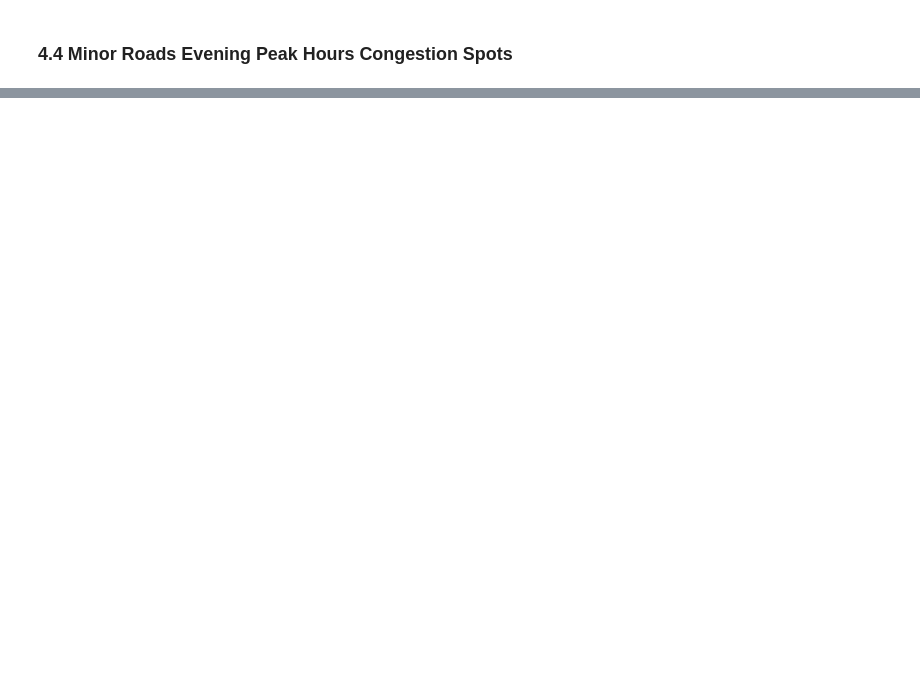
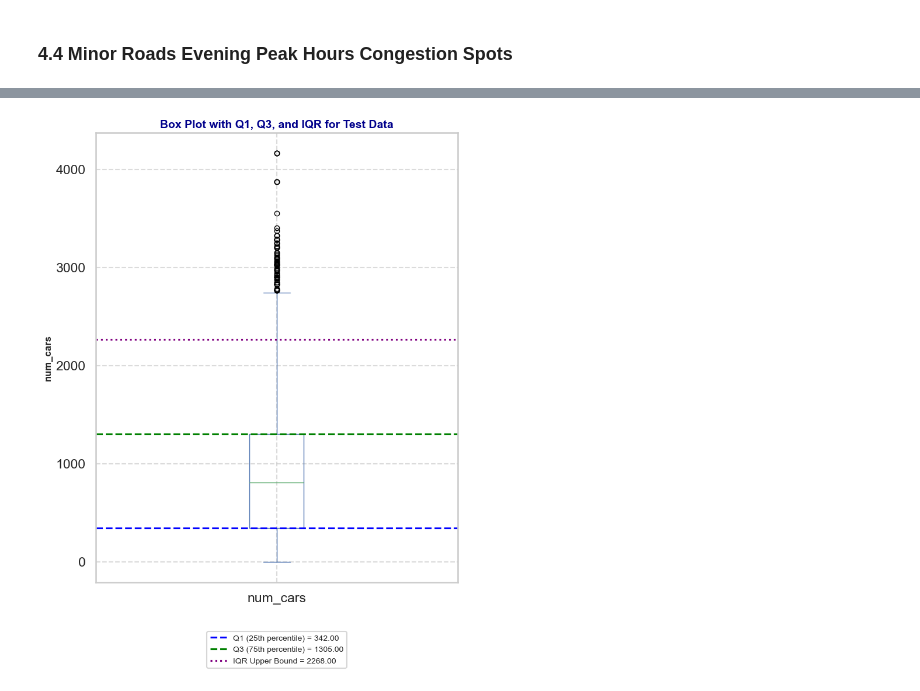
Before and after one commit to faraz-m-awan/traffic_congestion_modeling, a Jupyter notebook: traffic_congestion_modeling.ipynb, the cells around one changed output, grey strips where cells are left out. Drawn from its saved outputs; the diff is of its cells as text; code cells hidden in the pictures; blank space fills up the shorter version.

```diff
--- a/traffic_congestion_modeling.ipynb
+++ b/traffic_congestion_modeling.ipynb
@@ -647,0 +779,32 @@ m
+# %%
+y_test=pd.DataFrame(y_test)
+# Assuming y_test is a DataFrame with a column num_cars
+# Calculate Q1, Q3, and IQR
+Q1 = round(y_test['num_cars'].quantile(0.25))
+Q3 = round(y_test['num_cars'].quantile(0.75))
+IQR = Q3 - Q1
+
+# Plotting the box plot for num_cars
+plt.figure(figsize=(8, 10))
+y_test['num_cars'].plot(kind='box')
+
+# Adding Q1, Q3, and IQR lines with rounded values in labels
+plt.axhline(Q1, color='blue', linestyle='--', label=f'Q1 (25th percentile) = {Q1:.2f}')
+plt.axhline(Q3, color='green', linestyle='--', label=f'Q3 (75th percentile) = {Q3:.2f}')
+plt.axhline(Q3 + IQR, color='purple', linestyle=':', label=f'IQR Upper Bound = {Q3 + IQR:.2f}')
+
+# Add legend with increased font size and position outside the plot area
+plt.legend(fontsize=10, loc='upper center', bbox_to_anchor=(0.5, -0.1))
+
+# Add title and labels with increased font size
+plt.title("Box Plot with Q1, Q3, and IQR for Test Data", fontsize=14, fontweight='bold', color='darkblue')
+plt.ylabel("num_cars", fontsize=12)
+plt.xlabel("")
+
+# Add grid for better readability
+plt.grid(True, linestyle='--', alpha=0.7)
+
+# Display the plot
+plt.show()
+# %% [output]
+[figure, added]
```
Also changed, not shown: parts of 22 cells of this notebook.
